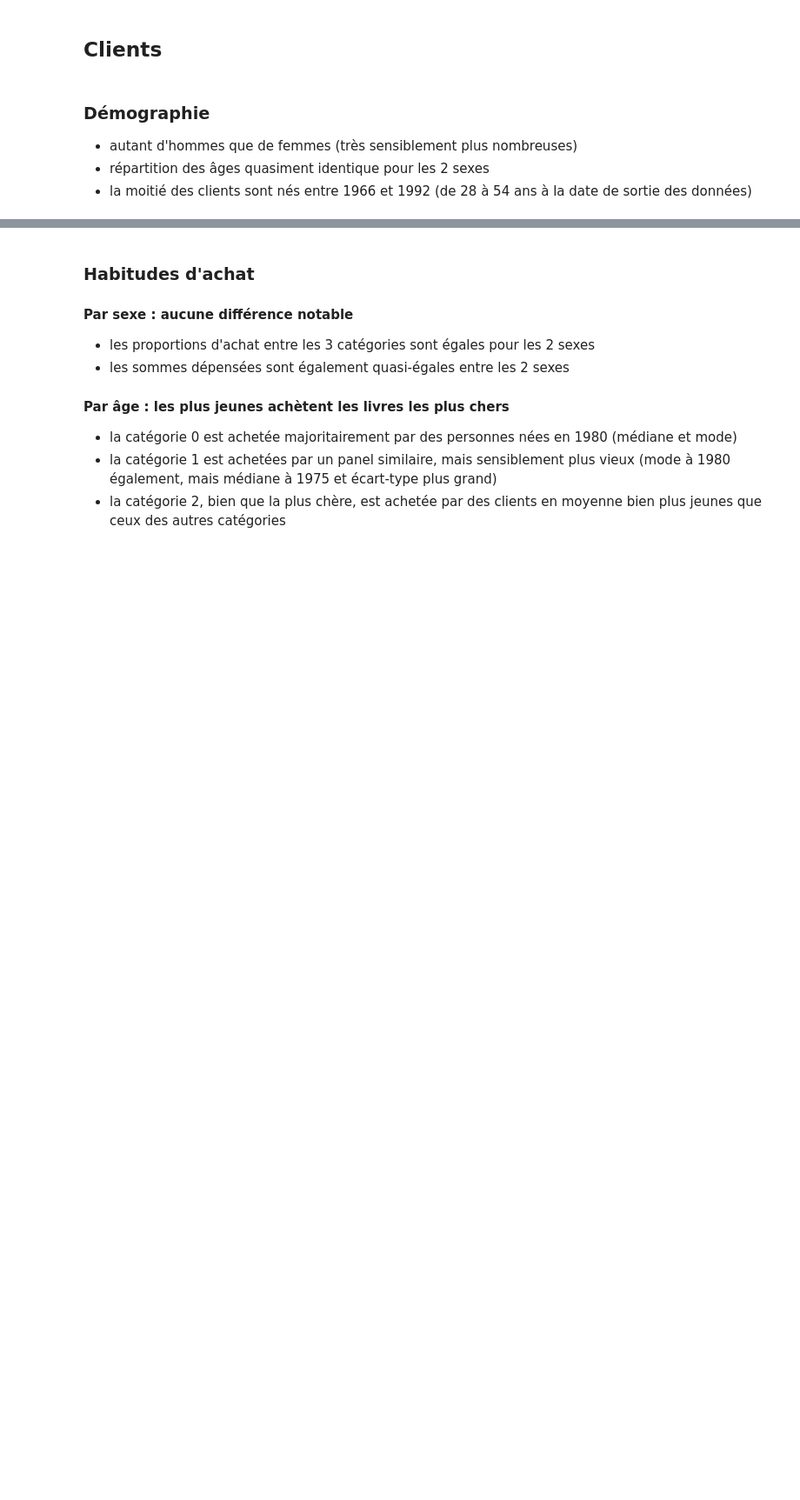
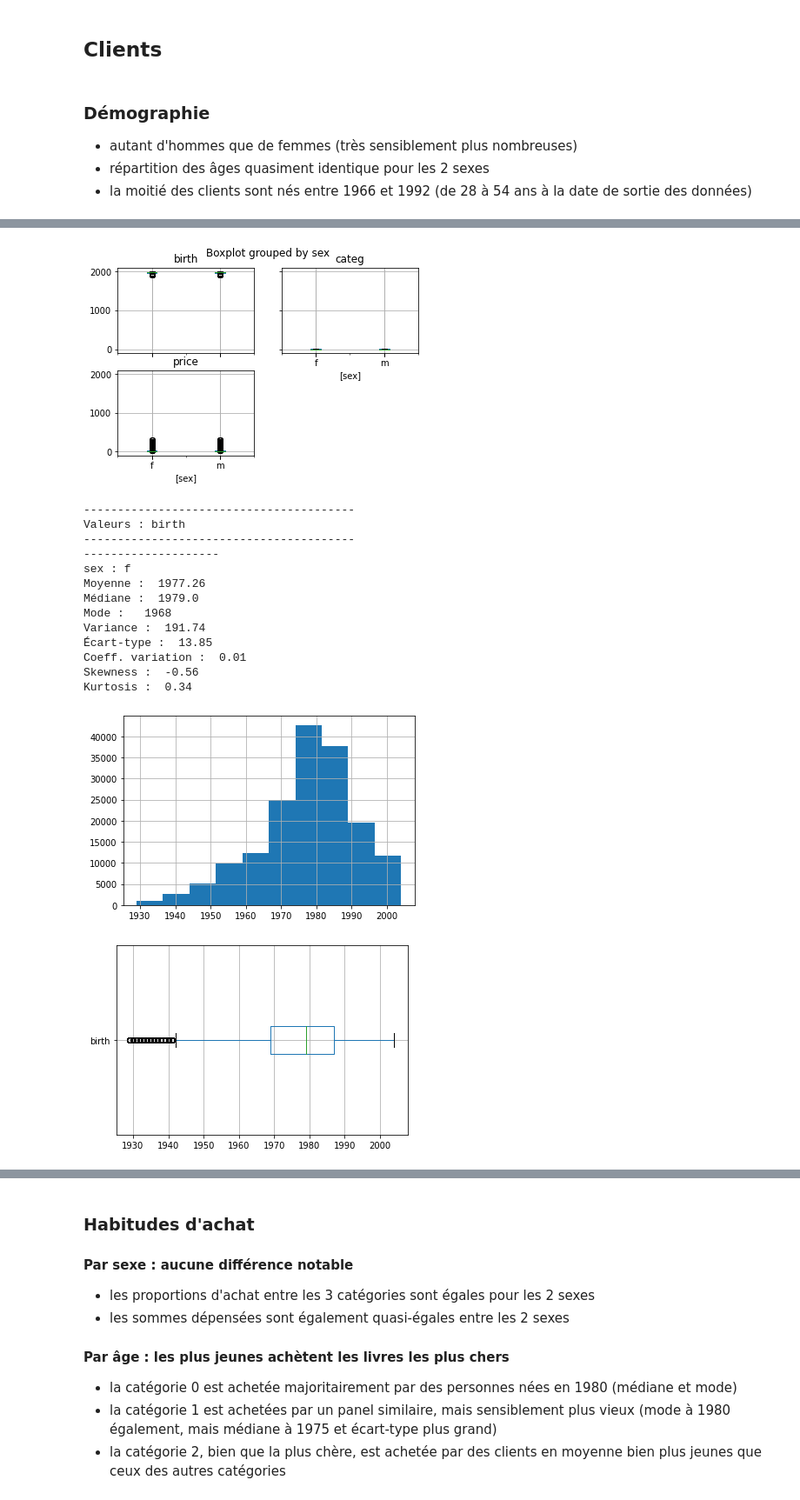
Before and after one commit to gllmfrnr/oc-da, a Jupyter notebook: p4/p4.ipynb, the cells around one changed output, grey strips where cells are left out. Shown at 87% size. Saved outputs shown, nothing was run; the diff lists cells and outputs as text; code cells hidden in the pictures; blank space fills up the shorter version.

```diff
--- a/p4/p4.ipynb
+++ b/p4/p4.ipynb
@@ -899,0 +925,7 @@ Kurtosis :  -0.67
+# %%
+# Dates de naissance des acheteurs, par sexe
+indicateurs_bi(data, 'sex', 'birth')
+
+# --> se concentrent entre 1966 et 1992, uniformément pour les 2 sexes
+# --> indicateurs d'âge très légèrement inférieur pour les hommes (autour de 1979 pour les 2 sexes, mais mode des femmes à 1968)
+# %% [output]
@@ -899,0 +933,16 @@ Kurtosis :  -0.67
+[figure, added]
+----------------------------------------
+Valeurs : birth
+----------------------------------------
+--------------------
+sex : f
+Moyenne :  1977.26
+Médiane :  1979.0
+Mode :   1968
+Variance :  191.74
+Écart-type :  13.85
+Coeff. variation :  0.01
+Skewness :  -0.56
+Kurtosis :  0.34
+[figure, added]
+[figure, added]
```
Also changed, not shown: parts of 35 cells of this notebook.
